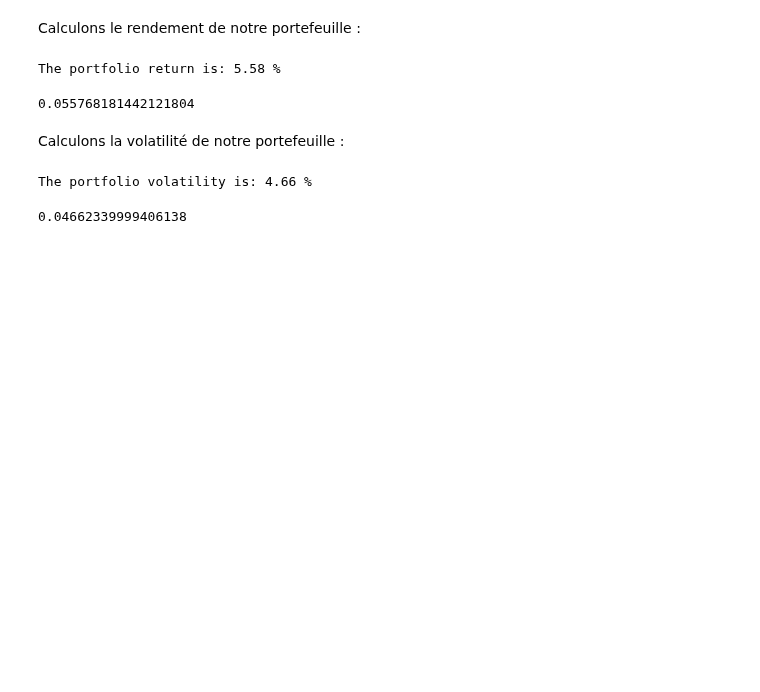
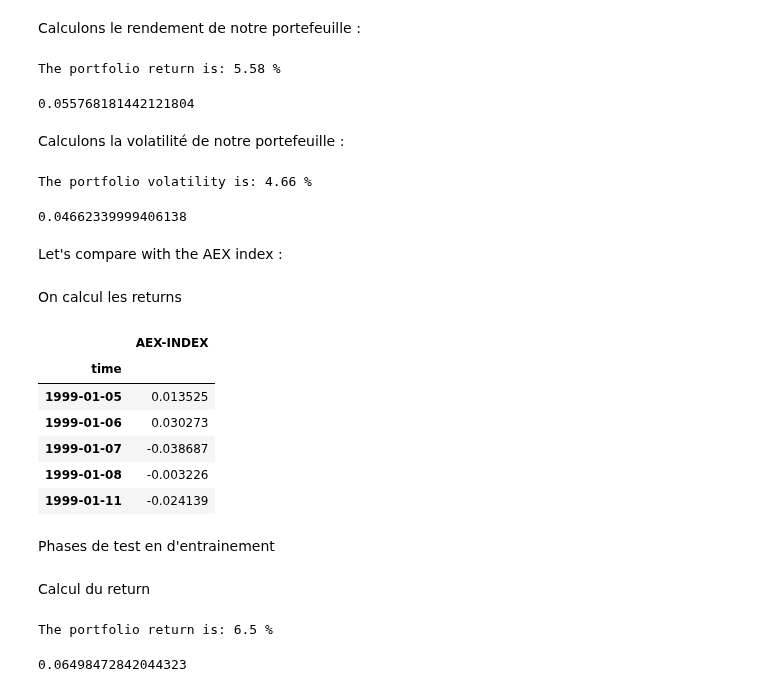
Before and after one commit to Simzer994/Portfolio-Project, a Jupyter notebook: Portfolio.ipynb, the cells around one changed output. Saved outputs shown, nothing was run; the diff lists cells and outputs as text; code cells hidden in the pictures; blank space fills up the shorter version.

```diff
--- a/Portfolio.ipynb
+++ b/Portfolio.ipynb
@@ -112,3 +113,32 @@ pf.portfolio_vol(w_risk_free_vol,cov_matrix_test,show=True)
 # %% [output]
 The portfolio volatility is: 4.66 %
 0.04662339999406138
+# %% [markdown]
+Let's compare with the AEX index :
+# %%
+# On récupère les données de l'indice AEX
+aex_data = pd.read_csv('datas/AEX-INDEX.csv', sep=',')
+
+# On transforme la colonne time en index
+aex_data.set_index("time", inplace=True)
+
+# on supprime les colonnes inutiles
+aex_data.drop(['volume'], axis=1, inplace=True)
+
+# On change le format des dates
+aex_data.index = pd.to_datetime(aex_data.index)
+# %% [markdown]
+On calcul les returns
+# %%
+aex_returns = pf.daily_asset_return(aex_data)
+aex_returns.head()
+# %% [output]
+|  | AEX-INDEX |
+| time |  |
+| 1999-01-05 | 0.013525 |
+| 1999-01-06 | 0.030273 |
+| 1999-01-07 | -0.038687 |
+| 1999-01-08 | -0.003226 |
+| 1999-01-11 | -0.024139 |
+# %% [markdown]
+Phases de test en d'entrainement
@@ -114,0 +152,8 @@ The portfolio volatility is: 4.66 %
+# %% [markdown]
+Calcul du return
+# %%
+w_aex = pd.Series({'AEX-INDEX':1})
+pf.portfolio_return(w_aex,aex_test,show=True)
+# %% [output]
+The portfolio return is: 6.5 %
+0.06498472842044323
```
Also changed, not shown: parts of 6 cells of this notebook, 2 other files.
